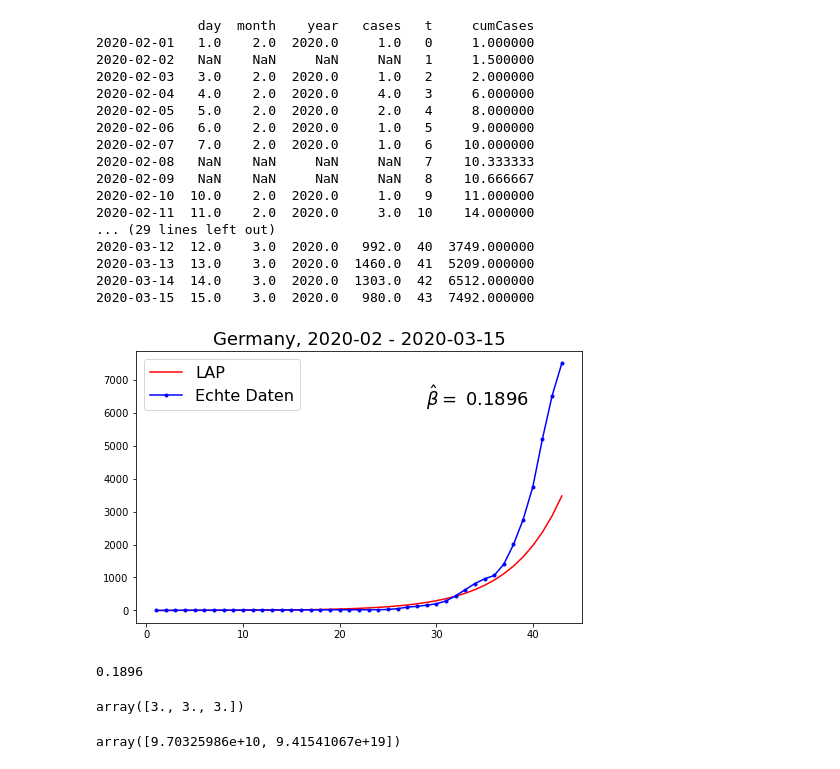
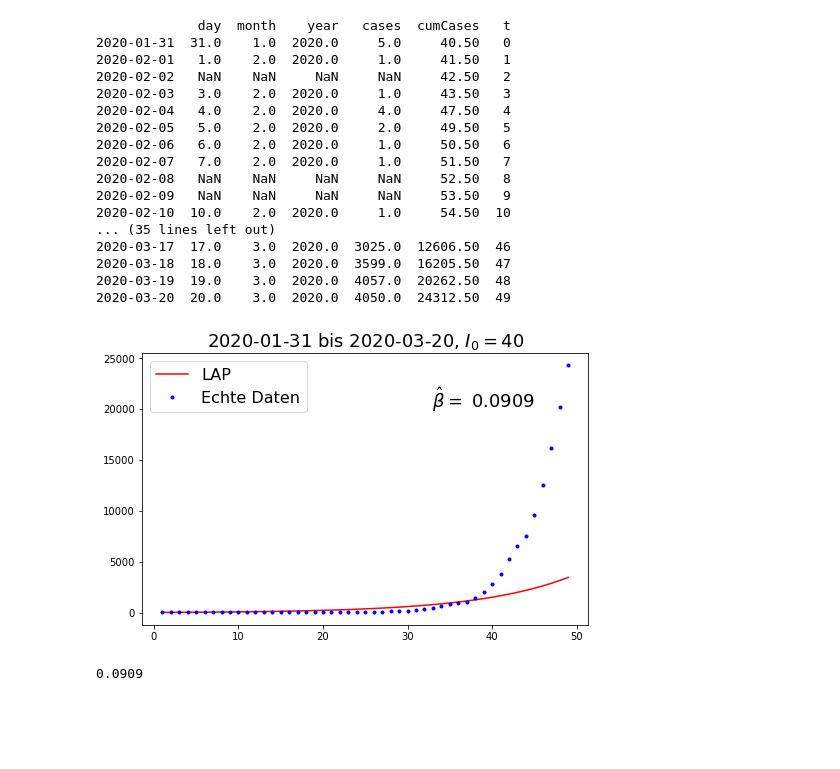
Before and after one commit to TiborCornelli/SIRmodel, a Jupyter notebook: exploration.ipynb, the cells around one changed output. Saved outputs shown, nothing was run; the diff lists cells and outputs as text; code cells hidden in the pictures; blank space fills up the shorter version.

```diff
--- a/exploration.ipynb
+++ b/exploration.ipynb
@@ -123,28 +130,24 @@ ts.processedData.to_csv('processed_data/germany.csv')
 # %%
 df = pd.read_csv("data/europe_timeseries.csv")
-ts = timeSeries(df, "Germany", "2020-02", "2020-03-15")
+ts = timeSeries(df, "Germany", "2020-01-31", "2020-03-20")
 ts.linear_regression()
 # %% [output]
-             day  month    year   cases   t     cumCases
-2020-02-01   1.0    2.0  2020.0     1.0   0     1.000000
-2020-02-02   NaN    NaN     NaN     NaN   1     1.500000
-2020-02-03   3.0    2.0  2020.0     1.0   2     2.000000
-2020-02-04   4.0    2.0  2020.0     4.0   3     6.000000
-2020-02-05   5.0    2.0  2020.0     2.0   4     8.000000
-2020-02-06   6.0    2.0  2020.0     1.0   5     9.000000
-2020-02-07   7.0    2.0  2020.0     1.0   6    10.000000
-2020-02-08   NaN    NaN     NaN     NaN   7    10.333333
-2020-02-09   NaN    NaN     NaN     NaN   8    10.666667
-2020-02-10  10.0    2.0  2020.0     1.0   9    11.000000
-2020-02-11  11.0    2.0  2020.0     3.0  10    14.000000
-... (29 lines left out)
-2020-03-12  12.0    3.0  2020.0   992.0  40  3749.000000
-2020-03-13  13.0    3.0  2020.0  1460.0  41  5209.000000
-2020-03-14  14.0    3.0  2020.0  1303.0  42  6512.000000
-2020-03-15  15.0    3.0  2020.0   980.0  43  7492.000000
+             day  month    year   cases  cumCases   t
+2020-01-31  31.0    1.0  2020.0     5.0     40.50   0
+2020-02-01   1.0    2.0  2020.0     1.0     41.50   1
+2020-02-02   NaN    NaN     NaN     NaN     42.50   2
+2020-02-03   3.0    2.0  2020.0     1.0     43.50   3
+2020-02-04   4.0    2.0  2020.0     4.0     47.50   4
+2020-02-05   5.0    2.0  2020.0     2.0     49.50   5
+2020-02-06   6.0    2.0  2020.0     1.0     50.50   6
+2020-02-07   7.0    2.0  2020.0     1.0     51.50   7
+2020-02-08   NaN    NaN     NaN     NaN     52.50   8
+2020-02-09   NaN    NaN     NaN     NaN     53.50   9
+2020-02-10  10.0    2.0  2020.0     1.0     54.50  10
+... (35 lines left out)
+2020-03-17  17.0    3.0  2020.0  3025.0  12606.50  46
+2020-03-18  18.0    3.0  2020.0  3599.0  16205.50  47
+2020-03-19  19.0    3.0  2020.0  4057.0  20262.50  48
+2020-03-20  20.0    3.0  2020.0  4050.0  24312.50  49
-[figure, old version]
+[figure, new version]
-0.1896
+0.0909
-# %%
-np.linspace(3,3,3)
-# %% [output]
-array([3., 3., 3.])
@@ -157,4 +153,0 @@ def dGdx(x):
-# %%
-dGdx(10)
-# %% [output]
-array([9.70325986e+10, 9.41541067e+19])
```
Also changed, not shown: parts of 5 cells of this notebook, 1 other file.
